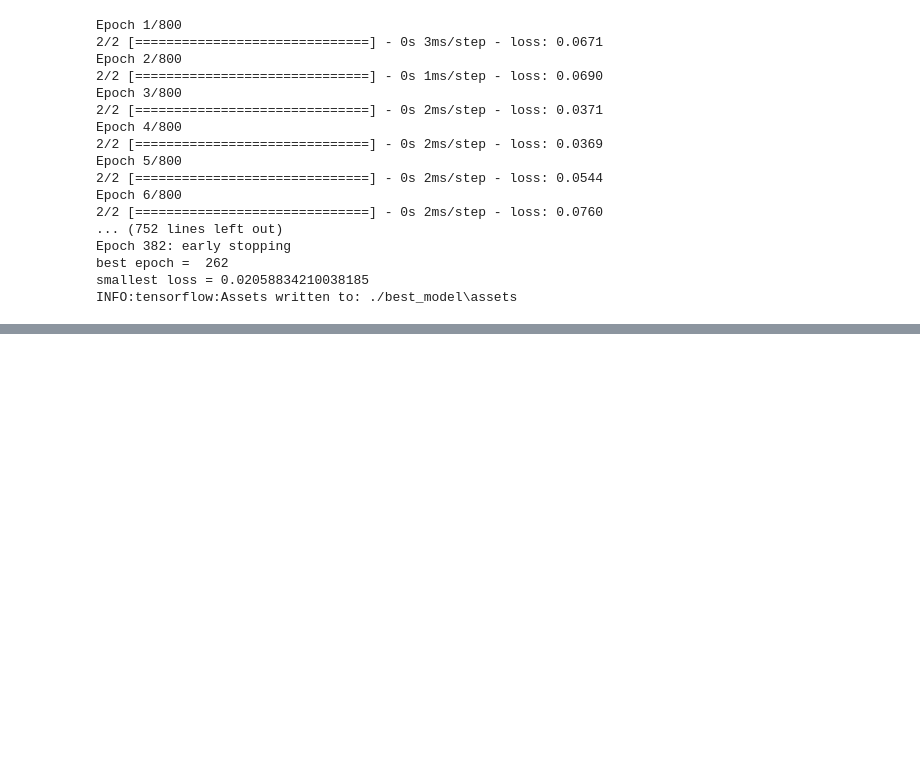
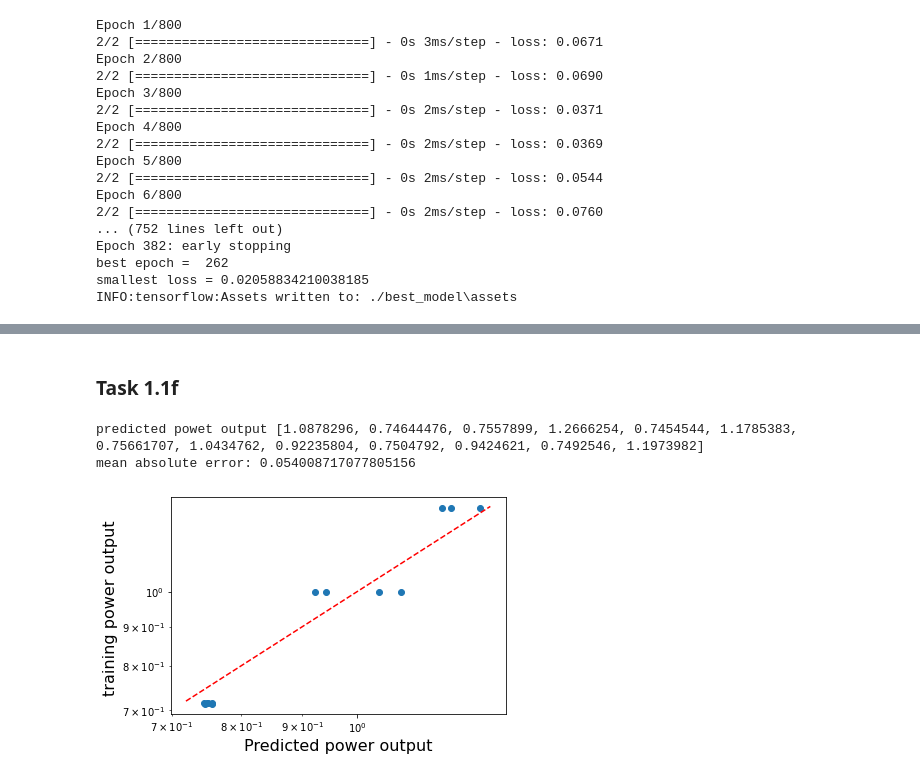
Before and after one commit to joshuaaduarte/Boiler-Modeling-Neural-Network, a Jupyter notebook: TaskOne.ipynb, the cells around one changed output, grey strips where cells are left out. Saved outputs shown, nothing was run; the diff lists cells and outputs as text; code cells hidden in the pictures; blank space fills up the shorter version.

```diff
--- a/TaskOne.ipynb
+++ b/TaskOne.ipynb
@@ -366,0 +413,40 @@ mean absolute error: 0.04100514367772902
+# %% [markdown]
+### Task 1.1f
+# %%
+%matplotlib notebook
+%matplotlib inline
+
+from mpl_toolkits.mplot3d import Axes3D
+import matplotlib.pyplot as plt
+import numpy as np
+import pandas as pd
+# predict output using the trained model for the training data
+YP=[]
+YD=[]
+for i in range(len(valid_xarray)):
+    test = [[valid_xarray[i][0], valid_xarray[i][1], valid_xarray[i][2]]]
+    testarray = np.array(test)
+    a3 = model.predict(testarray)
+    YP.append(a3[0][0])
+    YD.append(valid_yarray[i][0])
+print('predicted powet output', YP)
+#mean absolute error calculation
+from sklearn.metrics import mean_absolute_error as mae
+error=mae(YD,YP)
+print('mean absolute error:', error)
+#comparision of predicted vs training data set
+import matplotlib.pyplot as plt
+import numpy as np
+
+plt.scatter(YP,YD)
+x = y = plt.xlim()
+
+plt.xlabel('Predicted power output', fontsize='16')
+plt.ylabel('training power output ', fontsize='16')
+plt.loglog()
+plt.plot(x,x, color='red', linestyle='--')
+plt.show()
+# %% [output]
+predicted powet output [1.0878296, 0.74644476, 0.7557899, 1.2666254, 0.7454544, 1.1785383, 0.75661707, 1.0434762, 0.92235804, 0.7504792, 0.9424621, 0.7492546, 1.1973982]
+mean absolute error: 0.054008717077805156
+[figure, added]
```
Also changed, not shown: parts of 24 cells of this notebook, 5 other files.
